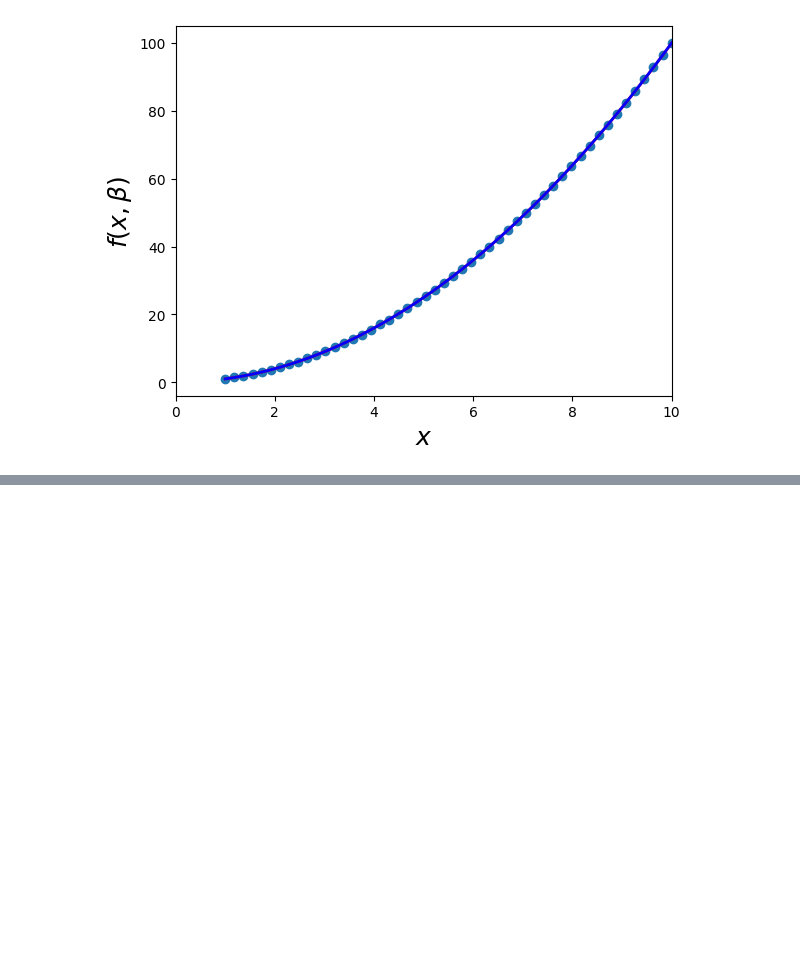
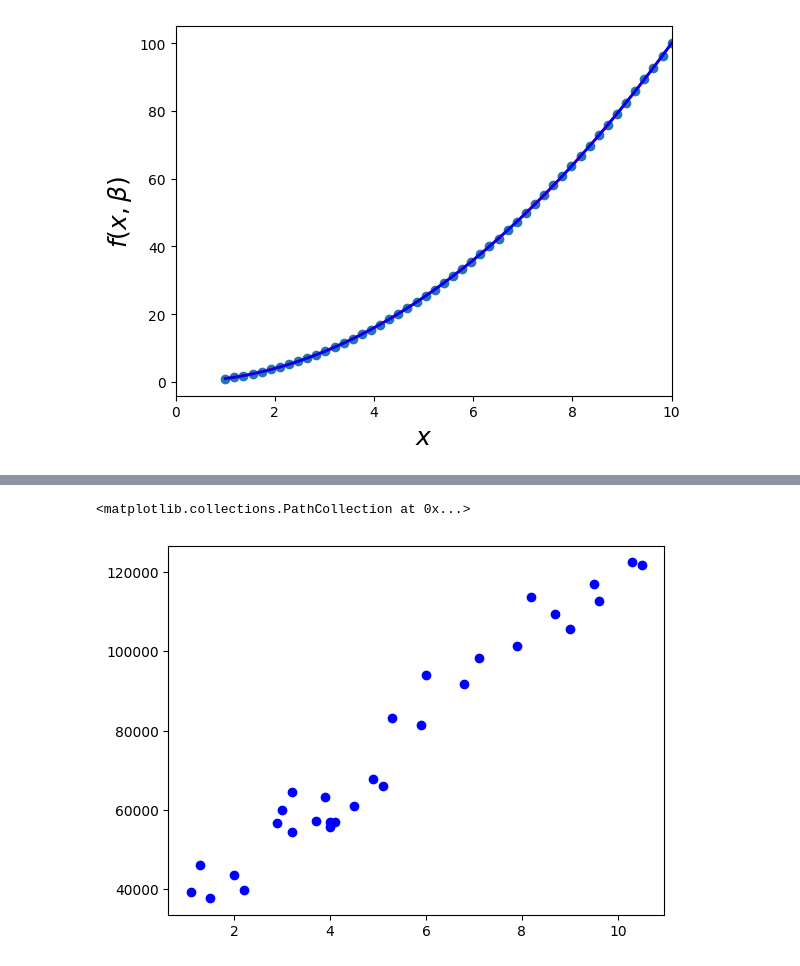
Before and after one commit to smurfac4/FUCKING-SHIT, a Jupyter notebook: ии/4/4.ipynb, the cells around one changed output, grey strips where cells are left out. Drawn from its saved outputs; the diff is of its cells as text; code cells hidden in the pictures; blank space fills up the shorter version.

```diff
--- a/ии/4/4.ipynb
+++ b/ии/4/4.ipynb
@@ -197,0 +205,4 @@ plt.show()
+# %%
+url = "https://raw.githubusercontent.com/AnnaShestova/salary-years-simple-linear-regression/master/Salary_Data.csv"
+dataframe = pd.read_csv(url)
+dataframe
@@ -197,0 +241,5 @@ plt.show()
+# %%
+plt.scatter(dataframe['YearsExperience'],dataframe["Salary"],color ='b')
+# %% [output]
+<matplotlib.collections.PathCollection at 0x...>
+[figure, added]
```
Also changed, not shown: parts of 12 cells of this notebook, 2 other files.
